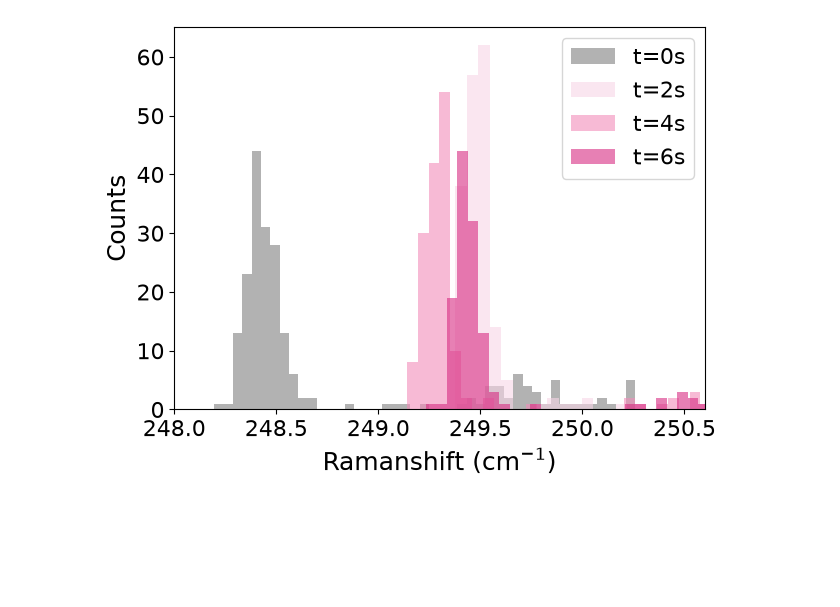
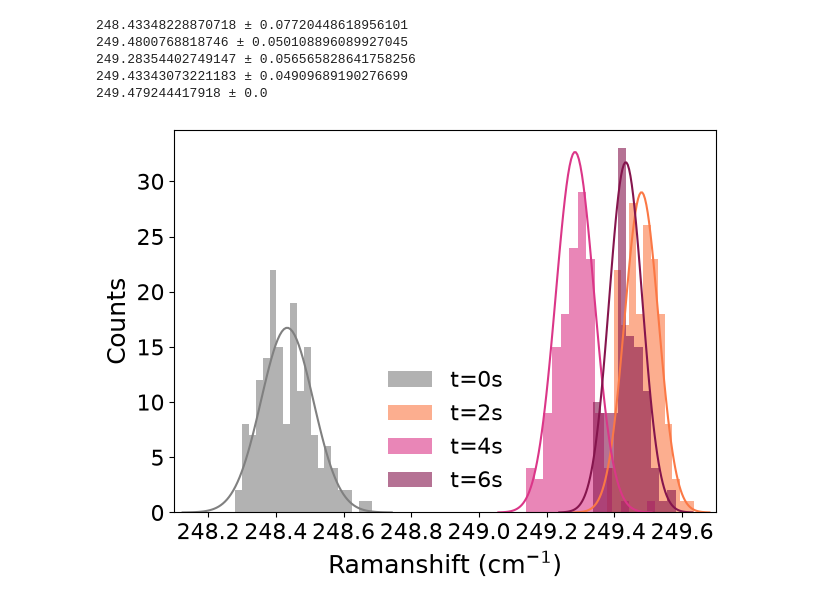
Before and after one commit to weronika-coder/praca_inzynierska, a Jupyter notebook: analiza/próbka1/analiza.ipynb, the cells around one changed output. Cells and saved outputs as stored; diff of their text form; code cells hidden in the pictures; blank space fills up the shorter version.

```diff
--- a/analiza/próbka1/analiza.ipynb
+++ b/analiza/próbka1/analiza.ipynb
@@ -6,7 +6,7 @@ ustaw_styl_wykresow()
 #komentarz
 
 #kolory
-colors = ["#808080","#F8D6E7","#F38CBA", "#D61877","#731343"]
+colors = ["#808080","#FB7845", "#DB3688","#85154D","#260109"]
 # %%
 #import wszystkich mapek (i pojedynczych widm dla t=8s) dla próbki 1
 
@@ -106,0 +238,5 @@ centers_Raman_LA_8s, fwhms_Raman_LA_8s, intensities_Raman_LA_8s =fitLorentz((rs_
+# %%
+def gauss(mu,sigma):
+    x=np.linspace(mu-4*sigma,mu+4*sigma,100)
+    y=(1/(sigma*np.sqrt(2*np.pi)))*np.exp(-0.5*((x-mu)/sigma)**2)
+    return x,y
@@ -269,14 +454,67 @@ print(f"{mean_fwhms_PL_8s} ± {sigma_fwhms_PL_8s}")
+# %%
+#średnie pozycje pików E i A na podstawie rozkładu normalnego
+mu_centers_Raman_EA_0s, sigma_centers_Raman_EA_0s = norm.fit(centers_Raman_EA_0s)
+print(f"{mu_centers_Raman_EA_0s} ± {sigma_centers_Raman_EA_0s}")
+x_centers_Raman_EA_0s,y_centers_Raman_EA_0s=gauss(mu_centers_Raman_EA_0s,sigma_centers_Raman_EA_0s)
+
+mu_centers_Raman_EA_2s, sigma_centers_Raman_EA_2s = norm.fit(centers_Raman_EA_2s)
+print(f"{mu_centers_Raman_EA_2s} ± {sigma_centers_Raman_EA_2s}")
+x_centers_Raman_EA_2s,y_centers_Raman_EA_2s=gauss(mu_centers_Raman_EA_2s,sigma_centers_Raman_EA_2s)
+
+mu_centers_Raman_EA_4s, sigma_centers_Raman_EA_4s = norm.fit(centers_Raman_EA_4s)
+print(f"{mu_centers_Raman_EA_4s} ± {sigma_centers_Raman_EA_4s}")
+x_centers_Raman_EA_4s,y_centers_Raman_EA_4s=gauss(mu_centers_Raman_EA_4s,sigma_centers_Raman_EA_4s)
+
+
+mu_centers_Raman_EA_6s, sigma_centers_Raman_EA_6s = norm.fit(centers_Raman_EA_6s)
+print(f"{mu_centers_Raman_EA_6s} ± {sigma_centers_Raman_EA_6s}")
+x_centers_Raman_EA_6s,y_centers_Raman_EA_6s=gauss(mu_centers_Raman_EA_6s,sigma_centers_Raman_EA_6s)
+
+mu_centers_Raman_EA_8s, sigma_centers_Raman_EA_8s = norm.fit(centers_Raman_EA_8s)
+print(f"{mu_centers_Raman_EA_8s} ± {sigma_centers_Raman_EA_8s}")
+
+mu_centers_EA=[mu_centers_Raman_EA_0s,mu_centers_Raman_EA_2s,mu_centers_Raman_EA_4s,mu_centers_Raman_EA_6s,mu_centers_Raman_EA_8s]
+u_centers_EA=[sigma_centers_Raman_EA_0s,sigma_centers_Raman_EA_2s,sigma_centers_Raman_EA_4s,sigma_centers_Raman_EA_6s,sigma_centers_Raman_EA_8s]
+# %% [output]
+248.43348228870718 ± 0.07720448618956101
+249.4800768818746 ± 0.050108896089927045
+249.28354402749147 ± 0.056565828641758256
+249.43343073221183 ± 0.04909689190276699
+249.479244417918 ± 0.0
 # %%
 #histogramy pozycji piku Raman E i A
+szerokosc_binu_centers_Raman_EA_0s = (np.max(centers_Raman_EA_0s)-np.min(centers_Raman_EA_0s))/20
+liczba_probek_centers_Raman_EA_0s = len(centers_Raman_EA_0s)
+y_centers_Raman_EA_0s_ = y_centers_Raman_EA_0s*liczba_probek_centers_Raman_EA_0s*szerokosc_binu_centers_Raman_EA_0s
 
-plt.hist(centers_Raman_EA_0s, bins=55, label="t=0s", alpha=0.6, color=colors[0])
-plt.hist(centers_Raman_EA_2s, bins=100, label="t=2s", alpha=0.6,color=colors[1])
-plt.hist(centers_Raman_EA_4s, bins=110, label="t=4s", alpha=0.6,color=colors[2])
-plt.hist(centers_Raman_EA_6s, bins=70, label="t=6s", alpha=0.6,color=colors[3])
+szerokosc_binu_centers_Raman_EA_2s = (np.max(centers_Raman_EA_2s)-np.min(centers_Raman_EA_2s))/12
+liczba_probek_centers_Raman_EA_2s = len(centers_Raman_EA_2s)
+y_centers_Raman_EA_2s_ = y_centers_Raman_EA_2s*liczba_probek_centers_Raman_EA_2s*szerokosc_binu_centers_Raman_EA_2s
+
+
+szerokosc_binu_centers_Raman_EA_4s = (np.max(centers_Raman_EA_2s)-np.min(centers_Raman_EA_4s))/15
+liczba_probek_centers_Raman_EA_4s = len(centers_Raman_EA_4s)
+y_centers_Raman_EA_4s_ = y_centers_Raman_EA_4s*liczba_probek_centers_Raman_EA_4s*szerokosc_binu_centers_Raman_EA_4s
+
+
+szerokosc_binu_centers_Raman_EA_6s = (np.max(centers_Raman_EA_6s)-np.min(centers_Raman_EA_6s))/10
+liczba_probek_centers_Raman_EA_6s = len(centers_Raman_EA_0s)
+y_centers_Raman_EA_6s_ = y_centers_Raman_EA_6s*liczba_probek_centers_Raman_EA_6s*szerokosc_binu_centers_Raman_EA_6s
+
+
+
+plt.hist(centers_Raman_EA_0s, bins=20, label="t=0s", alpha=0.6, color=colors[0])
+plt.plot(x_centers_Raman_EA_0s,y_centers_Raman_EA_0s_,color=colors[0])
+plt.hist(centers_Raman_EA_2s, bins=12, label="t=2s", alpha=0.6,color=colors[1])
+plt.plot(x_centers_Raman_EA_2s,y_centers_Raman_EA_2s_,color=colors[1])
+plt.hist(centers_Raman_EA_4s, bins=15, label="t=4s", alpha=0.6,color=colors[2])
+plt.plot(x_centers_Raman_EA_4s,y_centers_Raman_EA_4s_,color=colors[2])
+plt.hist(centers_Raman_EA_6s, bins=10, label="t=6s", alpha=0.6,color=colors[3])
+plt.plot(x_centers_Raman_EA_6s,y_centers_Raman_EA_6s_,color=colors[3])
 plt.xlabel(r"Ramanshift (cm$^{-1}$)")
 plt.ylabel("Counts")
 plt.legend()
-plt.xlim(248,250.6)
+plt.xlim(248.1,249.7)
 plt.savefig(sciezka/'histogram_pozycji_Raman_EA.png')
 # %% [output]
-[figure, old version]
+[figure, new version]
```
Also changed, not shown: parts of 39 cells of this notebook, 39 other files.
